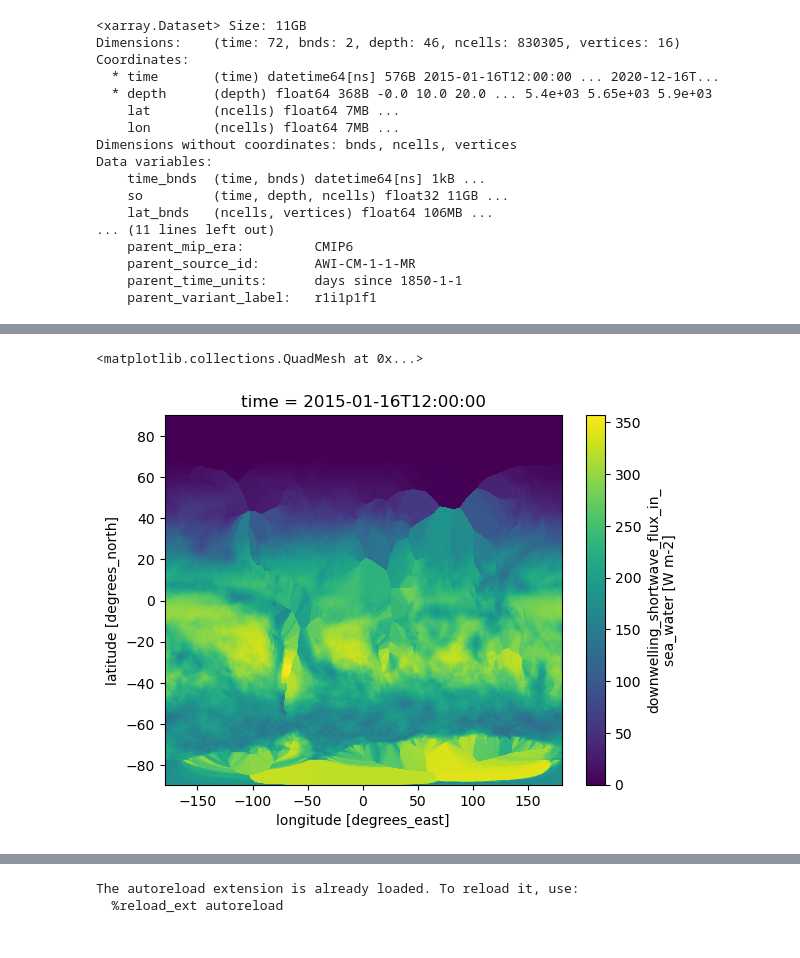
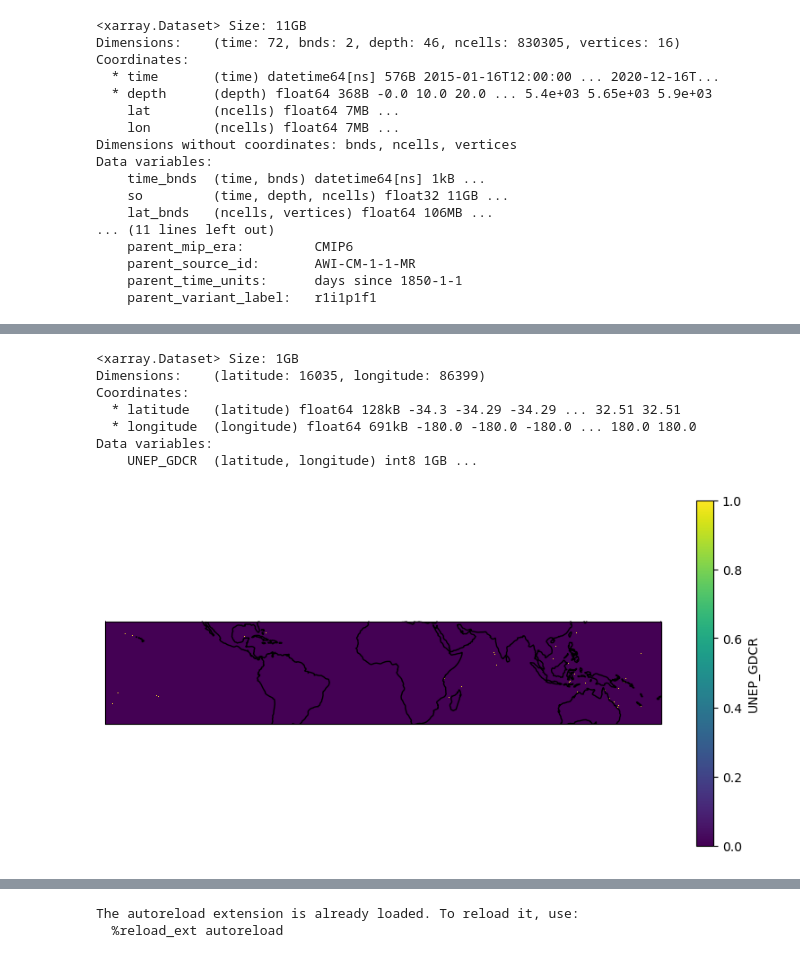
Before and after one commit to orlando-code/cmipper, a Jupyter notebook: notebooks/dev/test.ipynb, the cells around one changed output, grey strips where cells are left out. Saved outputs shown, nothing was run; the diff lists cells and outputs as text; code cells hidden in the pictures.

```diff
--- a/notebooks/dev/test.ipynb
+++ b/notebooks/dev/test.ipynb
@@ -762,5 +850,23 @@ Data variables:
 # %%
-xa.open_dataset("/maps/rt582/cmipper/test.nc")["rsdo"].isel(time=0).plot()
+xa.open_dataset("/maps/rt582/cmipper/tmp/unep_int.nc")
 # %% [output]
-<matplotlib.collections.QuadMesh at 0x...>
+<xarray.Dataset> Size: 1GB
+Dimensions:    (latitude: 16035, longitude: 86399)
+Coordinates:
+  * latitude   (latitude) float64 128kB -34.3 -34.29 -34.29 ... 32.51 32.51
+  * longitude  (longitude) float64 691kB -180.0 -180.0 -180.0 ... 180.0 180.0
+Data variables:
+    UNEP_GDCR  (latitude, longitude) int8 1GB ...
-[figure, removed]
+# %%
+import cartopy.crs as ccrs
+import matplotlib.pyplot as plt
+
+
+nn_unep = utils.process_xa_d(xa.open_dataset("/maps/rt582/cmipper/test_reprojected_unep_nn_int.nc"))
+fig = plt.figure(figsize=(10, 5))
+ax = plt.axes(projection=ccrs.PlateCarree())
+data.plot(ax=ax, transform=ccrs.PlateCarree(), cmap='viridis')
+ax.coastlines()
+plt.show()
+# %% [output]
+[figure, added]
```
Also changed, not shown: parts of 45 cells of this notebook, 3 other files.
